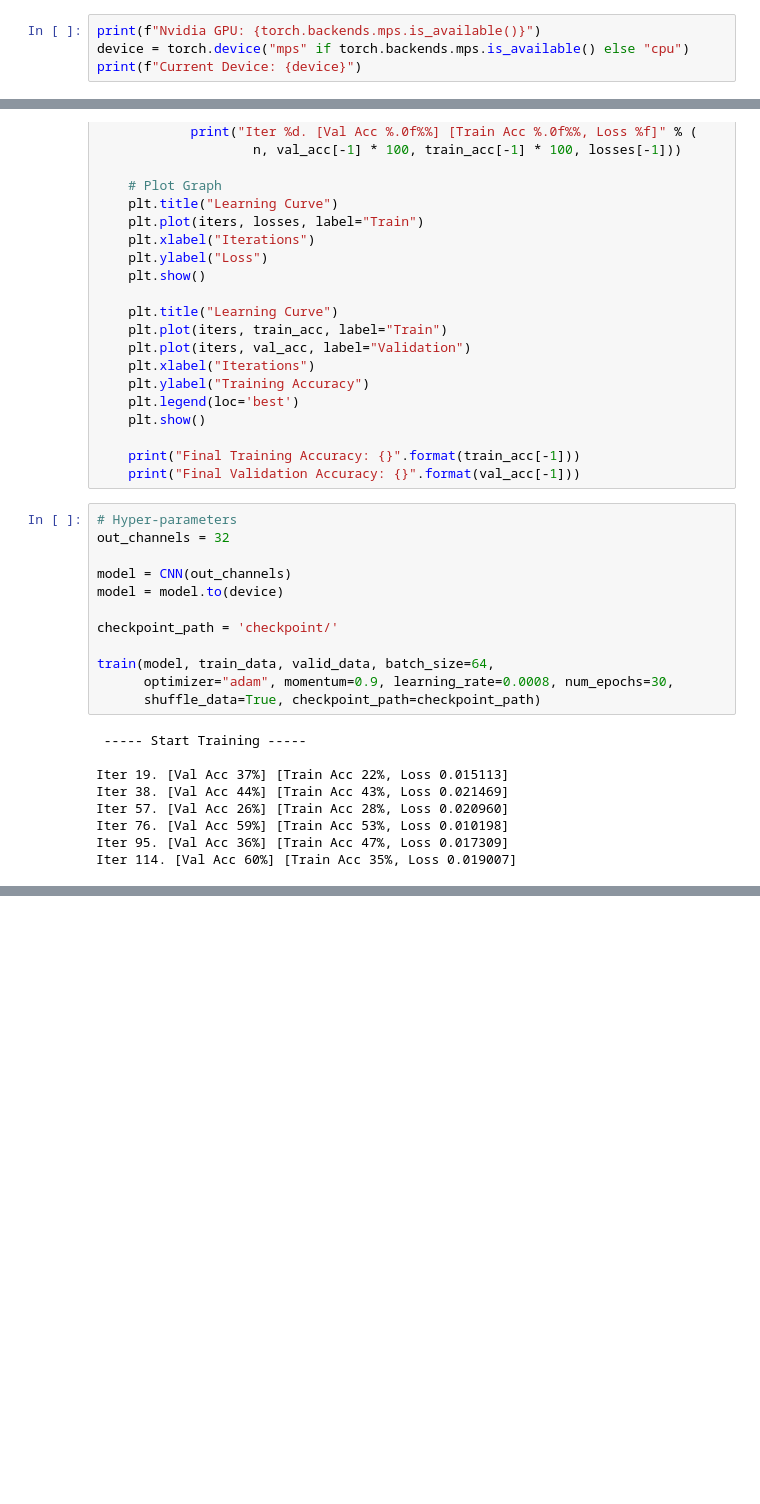
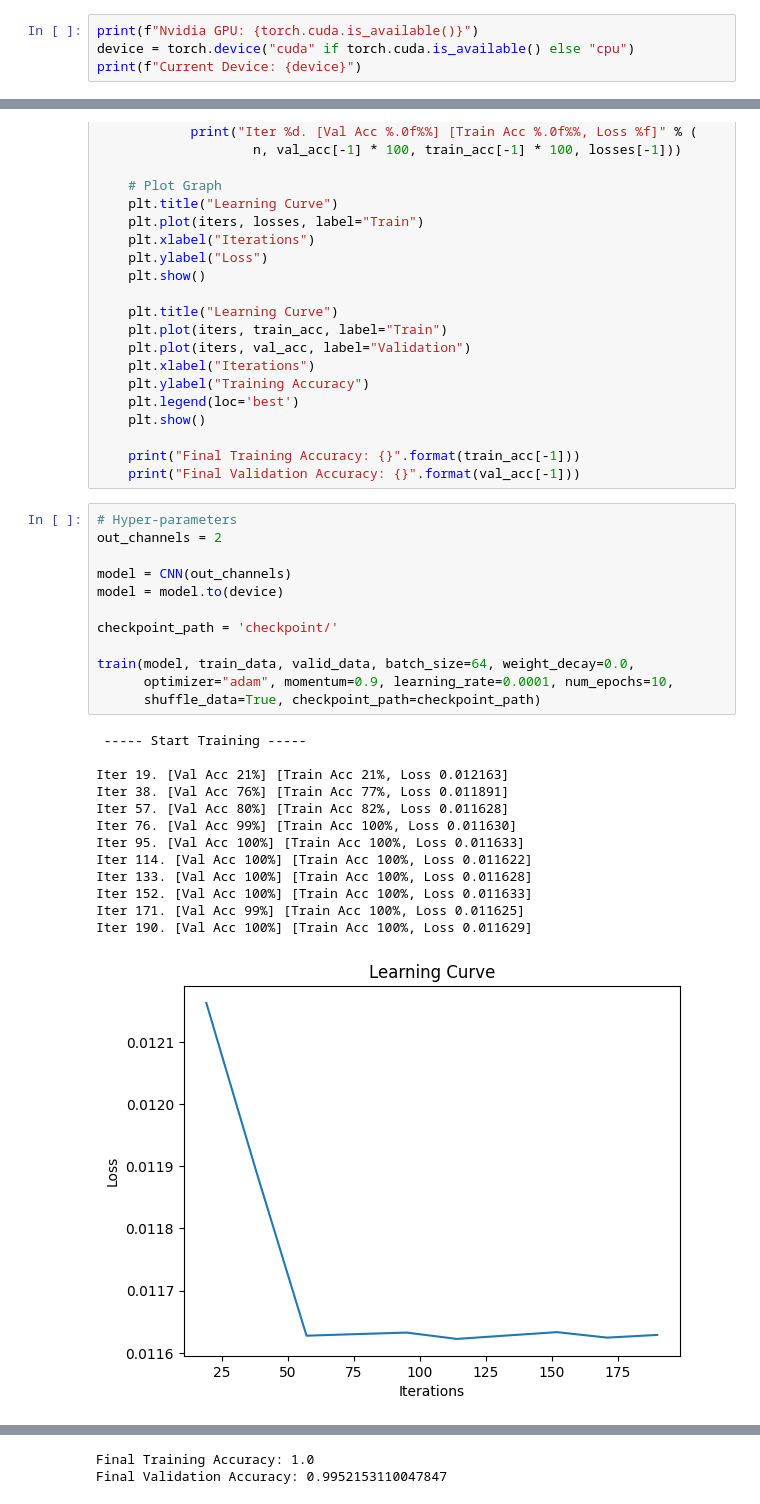
Before and after one commit to jingwenshi-dev/Auto-Ambient-Brightness-Recognition, a Jupyter notebook: CNN.ipynb, the cells around one changed output, grey strips where cells are left out. Cells and saved outputs as stored; diff of their text form; blank space fills up the shorter version.

Commit message:
Finished Model Training

```diff
--- a/CNN.ipynb
+++ b/CNN.ipynb
@@ -15,8 +15,8 @@ from torchvision import transforms
 
 from PIL import Image
 # %%
-print(f"Nvidia GPU: {torch.backends.mps.is_available()}")
-device = torch.device("mps" if torch.backends.mps.is_available() else "cpu")
+print(f"Nvidia GPU: {torch.cuda.is_available()}")
+device = torch.device("cuda" if torch.cuda.is_available() else "cpu")
 print(f"Current Device: {device}")
 # %% [output]
 Nvidia GPU: True
@@ -228,22 +228,27 @@ def train(model, train_data, valid_data, batch_size=64, weight_decay=0.0,
     print("Final Validation Accuracy: {}".format(val_acc[-1]))
 # %%
 # Hyper-parameters
-out_channels = 32
+out_channels = 2
 
 model = CNN(out_channels)
 model = model.to(device)
 
 checkpoint_path = 'checkpoint/'
 
-train(model, train_data, valid_data, batch_size=64,
-      optimizer="adam", momentum=0.9, learning_rate=0.0008, num_epochs=30,
+train(model, train_data, valid_data, batch_size=64, weight_decay=0.0,
+      optimizer="adam", momentum=0.9, learning_rate=0.0001, num_epochs=10,
       shuffle_data=True, checkpoint_path=checkpoint_path)
 # %% [output]
  ----- Start Training -----
 
-Iter 19. [Val Acc 37%] [Train Acc 22%, Loss 0.015113]
-Iter 38. [Val Acc 44%] [Train Acc 43%, Loss 0.021469]
-Iter 57. [Val Acc 26%] [Train Acc 28%, Loss 0.020960]
-Iter 76. [Val Acc 59%] [Train Acc 53%, Loss 0.010198]
-Iter 95. [Val Acc 36%] [Train Acc 47%, Loss 0.017309]
-Iter 114. [Val Acc 60%] [Train Acc 35%, Loss 0.019007]
+Iter 19. [Val Acc 21%] [Train Acc 21%, Loss 0.012163]
+Iter 38. [Val Acc 76%] [Train Acc 77%, Loss 0.011891]
+Iter 57. [Val Acc 80%] [Train Acc 82%, Loss 0.011628]
+Iter 76. [Val Acc 99%] [Train Acc 100%, Loss 0.011630]
+Iter 95. [Val Acc 100%] [Train Acc 100%, Loss 0.011633]
+Iter 114. [Val Acc 100%] [Train Acc 100%, Loss 0.011622]
+Iter 133. [Val Acc 100%] [Train Acc 100%, Loss 0.011628]
+Iter 152. [Val Acc 100%] [Train Acc 100%, Loss 0.011633]
+Iter 171. [Val Acc 99%] [Train Acc 100%, Loss 0.011625]
+Iter 190. [Val Acc 100%] [Train Acc 100%, Loss 0.011629]
+[figure, added]
@@ -249,0 +256,2 @@ Iter 114. [Val Acc 60%] [Train Acc 35%, Loss 0.019007]
+Final Training Accuracy: 1.0
+Final Validation Accuracy: 0.9952153110047847
```
Also changed, not shown: parts of 7 cells of this notebook, 11 other files.
